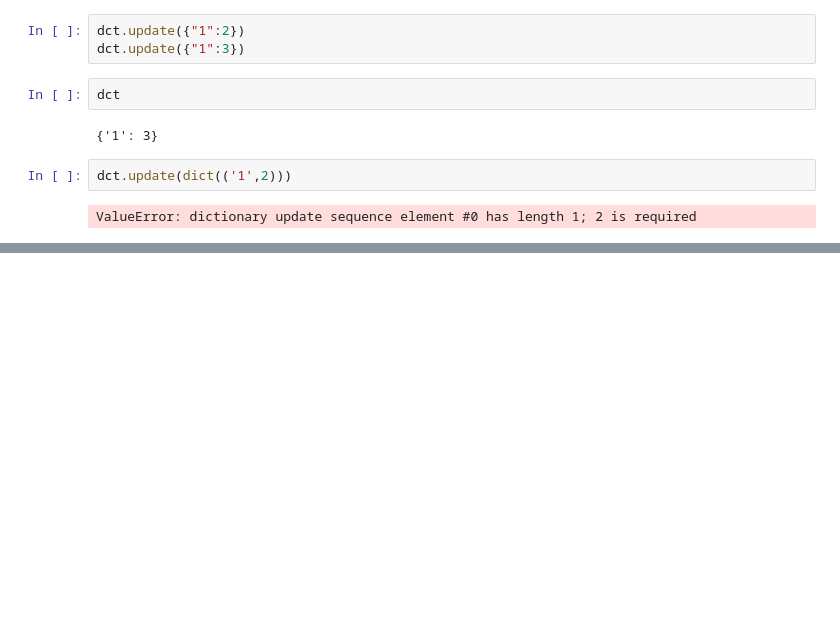
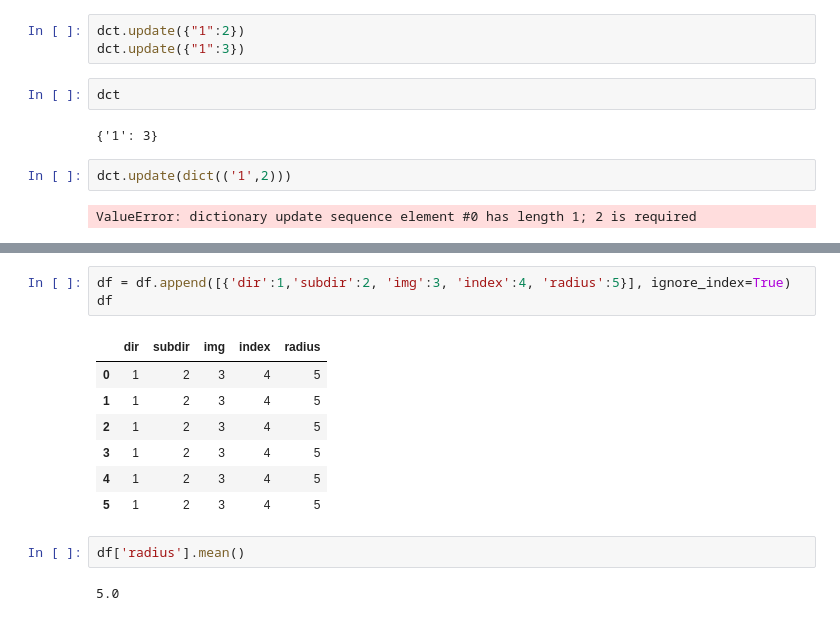
Before and after one commit to yangjjie94/labelSeries, a Jupyter notebook: pascalvoc.ipynb, the cells around one changed output, grey strips where cells are left out. Cells and saved outputs as stored; diff of their text form; blank space fills up the shorter version.

```diff
--- a/pascalvoc.ipynb
+++ b/pascalvoc.ipynb
@@ -1503,0 +854,15 @@ ValueError: dictionary update sequence element #0 has length 1; 2 is required
+# %%
+df = df.append([{'dir':1,'subdir':2, 'img':3, 'index':4, 'radius':5}], ignore_index=True)
+df
+# %% [output]
+|  | dir | subdir | img | index | radius |
+| 0 | 1 | 2 | 3 | 4 | 5 |
+| 1 | 1 | 2 | 3 | 4 | 5 |
+| 2 | 1 | 2 | 3 | 4 | 5 |
+| 3 | 1 | 2 | 3 | 4 | 5 |
+| 4 | 1 | 2 | 3 | 4 | 5 |
+| 5 | 1 | 2 | 3 | 4 | 5 |
+# %%
+df['radius'].mean()
+# %% [output]
+5.0
```
Also changed, not shown: parts of 70 cells of this notebook, 13 other files.
